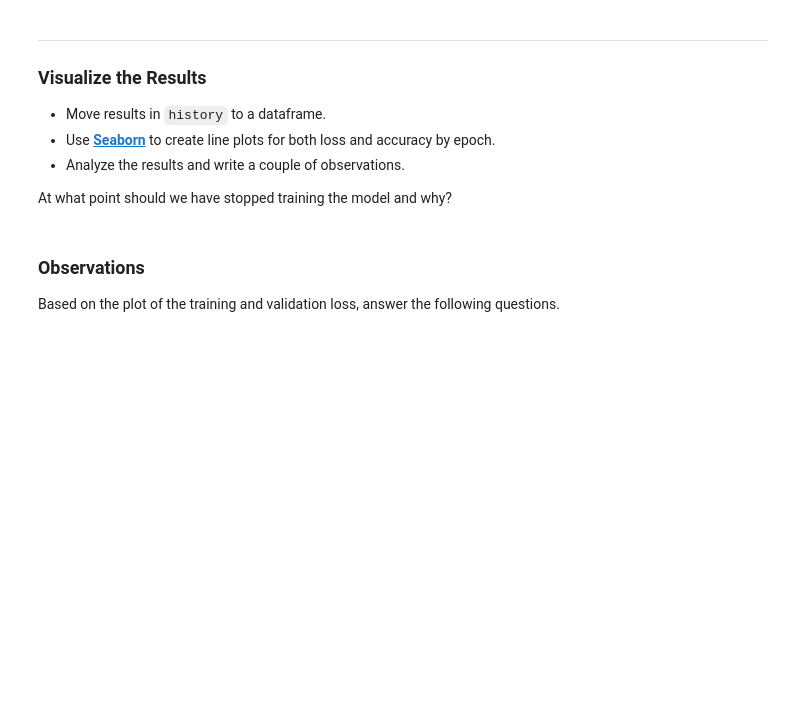
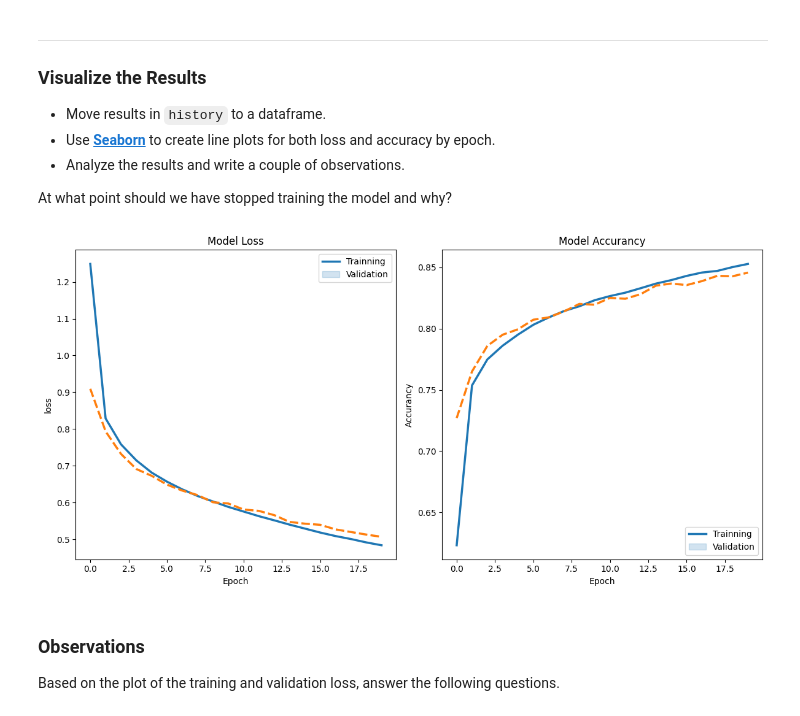
Before and after one commit to ayebaishmo/learn_neural, a Jupyter notebook: module1-Architect/DS_421_Architect_Assignment.ipynb, the cells around one changed output. Drawn from its saved outputs; the diff is of its cells as text; code cells hidden in the pictures; blank space fills up the shorter version.

Commit message:
models built

```diff
--- a/module1-Architect/DS_421_Architect_Assignment.ipynb
+++ b/module1-Architect/DS_421_Architect_Assignment.ipynb
@@ -117,10 +115,16 @@ Not sure what the various parameters are for or what values to assign to them?
 
 # get number of unique labels and save to n_output_labels
 
-# normalize image data to values between 0 and 1 (by dividing by max pixel value)
-
+# normalize image data to values between 0 and 1 (by dividing by max pixel value) to determine max np.max(X)
+# X / 255.0 scales down the pixel values to be between 0 and 1, assuming the original pixel values range from 0 to 255.
 
 # YOUR CODE HERE
-raise NotImplementedError()
+input_dim = X.shape[1] #second dimension of the input vector
+n_output_labels = len(np.unique(y))
+X_scaled = X / 255.0
+
+# Convert labels to categorical format
+
+y_categorical = tf.keras.utils.to_categorical(y, num_classes=n_output_labels)
 # %%
 # a check on your data prep
@@ -142,6 +199,8 @@ model.summary()
 # %%
 # fit your model and save training results to history
-history = model.fit(X_scaled, y,
+# In machine learning, particularly in the context of training neural networks, epochs refer to the number of times the entire dataset is passed forward and backward through the neural network during training
+epochs =20
+history = model.fit(X_scaled, y_categorical,
                     epochs=epochs,
                     # a held-out validation set will be generated within the model
                     validation_split=0.2
@@ -161,2 +235,28 @@ raise NotImplementedError()
+# %%
+# YOUR CODE HERE
+
+history_df = pd.DataFrame(history.history)
+plt.figure(figsize=(12,6))
+
+# plotting loss
+plt.subplot(1,2,1)
+sns.lineplot(data=history_df[['loss', 'val_loss']], palette="tab10", linewidth=2.5)
+plt.title('Model Loss')
+plt.xlabel('Epoch')
+plt.ylabel('loss')
+plt.legend(['Trainning', 'Validation'], loc='upper right')
+
+# plotting accurancy
+plt.subplot(1,2,2)
+sns.lineplot(data=history_df[['accuracy', 'val_accuracy']], palette="tab10", linewidth=2.5)
+plt.title('Model Accurancy')
+plt.xlabel('Epoch')
+plt.ylabel('Accurancy')
+plt.legend(['Trainning', 'Validation'], loc='lower right')
+
+plt.tight_layout()
+plt.show()
+# %% [output]
+[figure, added]
 # %%
 # a check on our model training
```
Also changed, not shown: parts of 22 cells of this notebook, 2 other files.
